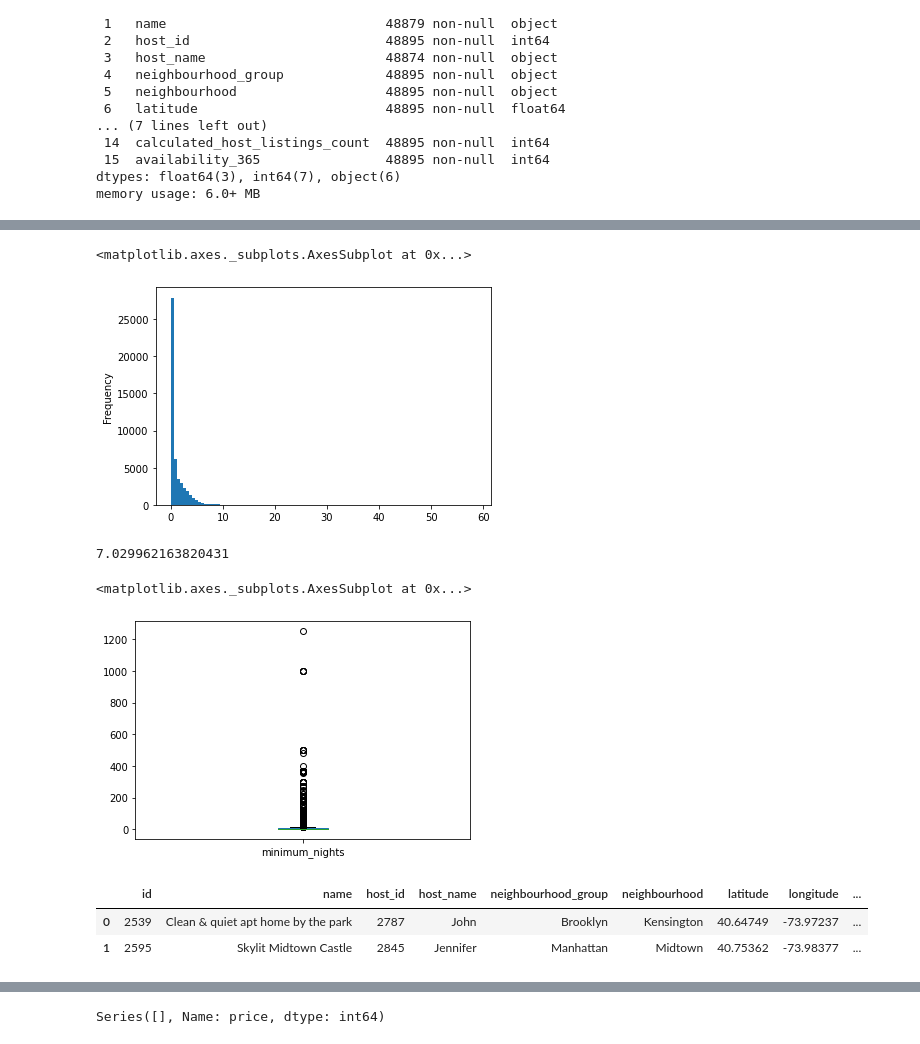
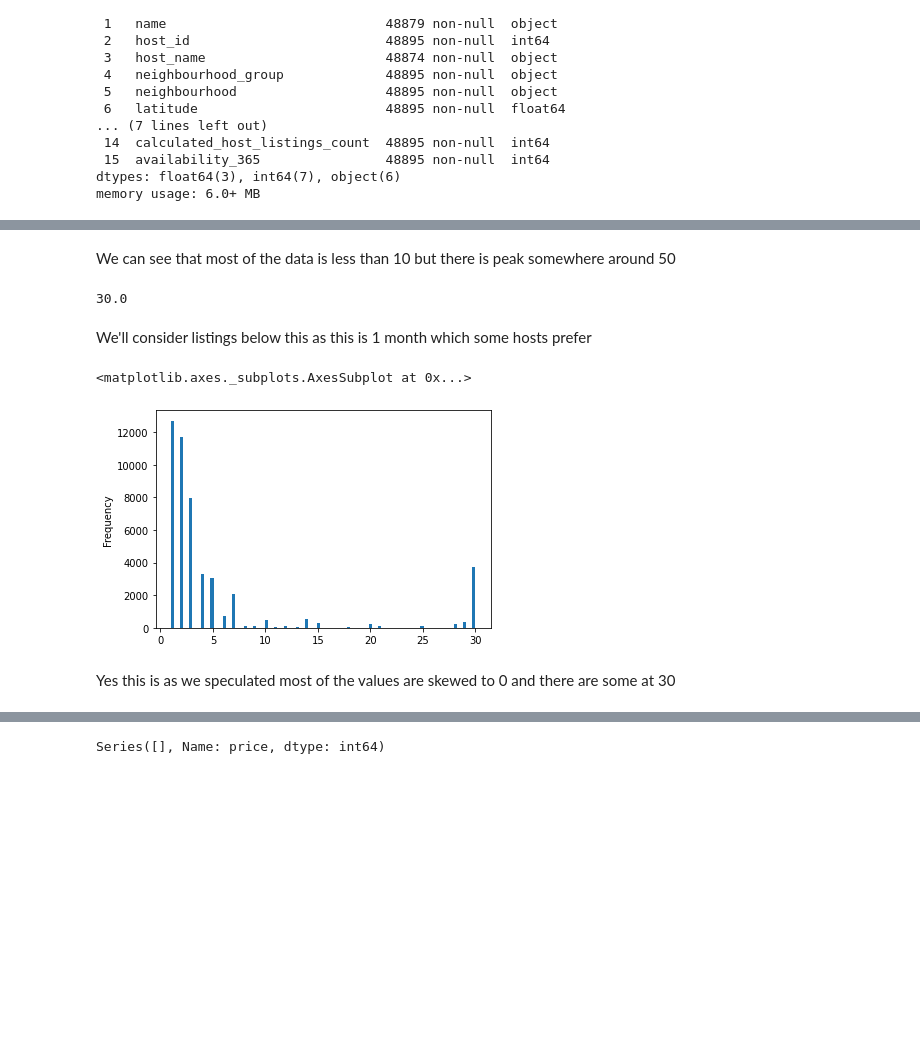
Before and after one commit to KChittaranjan/airbnb-data-analysis, a Jupyter notebook: AirBnB_Capstone_Project_Chittaranjan.ipynb, the cells around one changed output, grey strips where cells are left out. Cells and saved outputs as stored; diff of their text form; code cells hidden in the pictures; blank space fills up the shorter version.

```diff
--- a/AirBnB_Capstone_Project_Chittaranjan.ipynb
+++ b/AirBnB_Capstone_Project_Chittaranjan.ipynb
@@ -112,0 +96,5 @@ df['price'].plot(kind='box')
+# %%
+#dropping rows with no name
+df = df[~df['name'].isna()]
+#dropping the entire column of host_name as it is insignificant
+df.drop('host_name',axis=1 , inplace=True)
@@ -113,3 +122,6 @@ df['price'].plot(kind='box')
+# %%
+df['reviews_per_month'].fillna(0,inplace=True)
+df['last_review'].fillna('NA',inplace=True)
 # %%
 df.info()
 # %% [output]
@@ -139,0 +173,2 @@ Number of reviews can be like this
+# %%
+df = df[df['price'] < 1000]
@@ -140,14 +200,16 @@ Number of reviews can be like this
+# %% [markdown]
+We can see that most of the data is less than 10 but there is peak somewhere around 50
+# %%
+#extreme outliers
+df['minimum_nights'].quantile(0.98)
+# %% [output]
+30.0
+# %% [markdown]
+We'll consider listings below this as this is 1 month which some hosts prefer
+# %%
+df = df[df['minimum_nights'] <= 30]
 # %%
-df['reviews_per_month'].plot.hist(bins=100)
+df['minimum_nights'].plot.hist(bins=100)
 # %% [output]
 <matplotlib.axes._subplots.AxesSubplot at 0x...>
-[figure, old version]
+[figure, new version]
-# %%
-df['minimum_nights'].mean()
-# %% [output]
-7.029962163820431
-# %%
-df['minimum_nights'].plot(kind='box')
-# %% [output]
-<matplotlib.axes._subplots.AxesSubplot at 0x...>
-[figure, removed]
@@ -156,6 +216,2 @@ df['minimum_nights'].plot(kind='box')
-# %%
-df.head(2)
-# %% [output]
-|  | id | name | host_id | host_name | neighbourhood_group | neighbourhood | latitude | longitude | ... |
-| 0 | 2539 | Clean & quiet apt home by the park | 2787 | John | Brooklyn | Kensington | 40.64749 | -73.97237 | ... |
-| 1 | 2595 | Skylit Midtown Castle | 2845 | Jennifer | Manhattan | Midtown | 40.75362 | -73.98377 | ... |
+# %% [markdown]
+Yes this is as we speculated most of the values are skewed to 0 and there are some at 30
```
Also changed, not shown: parts of 94 cells of this notebook.
